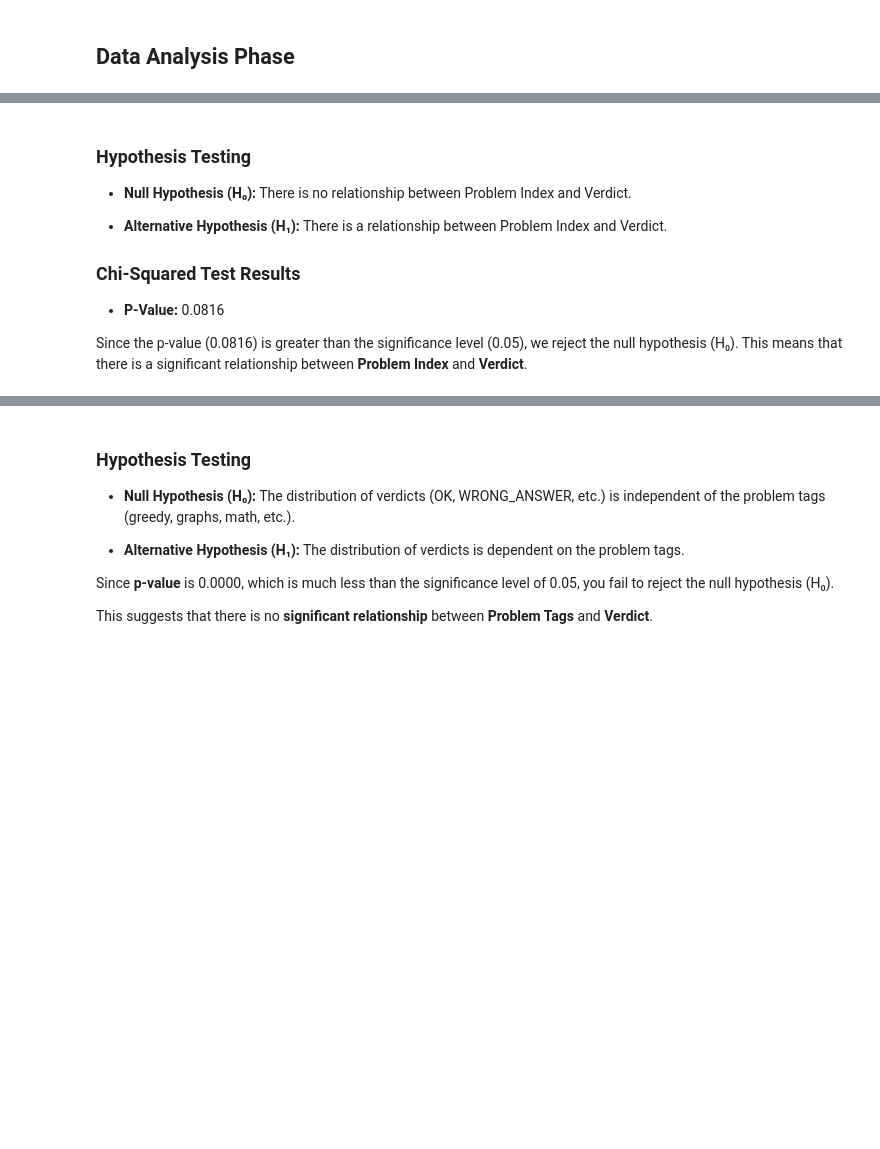
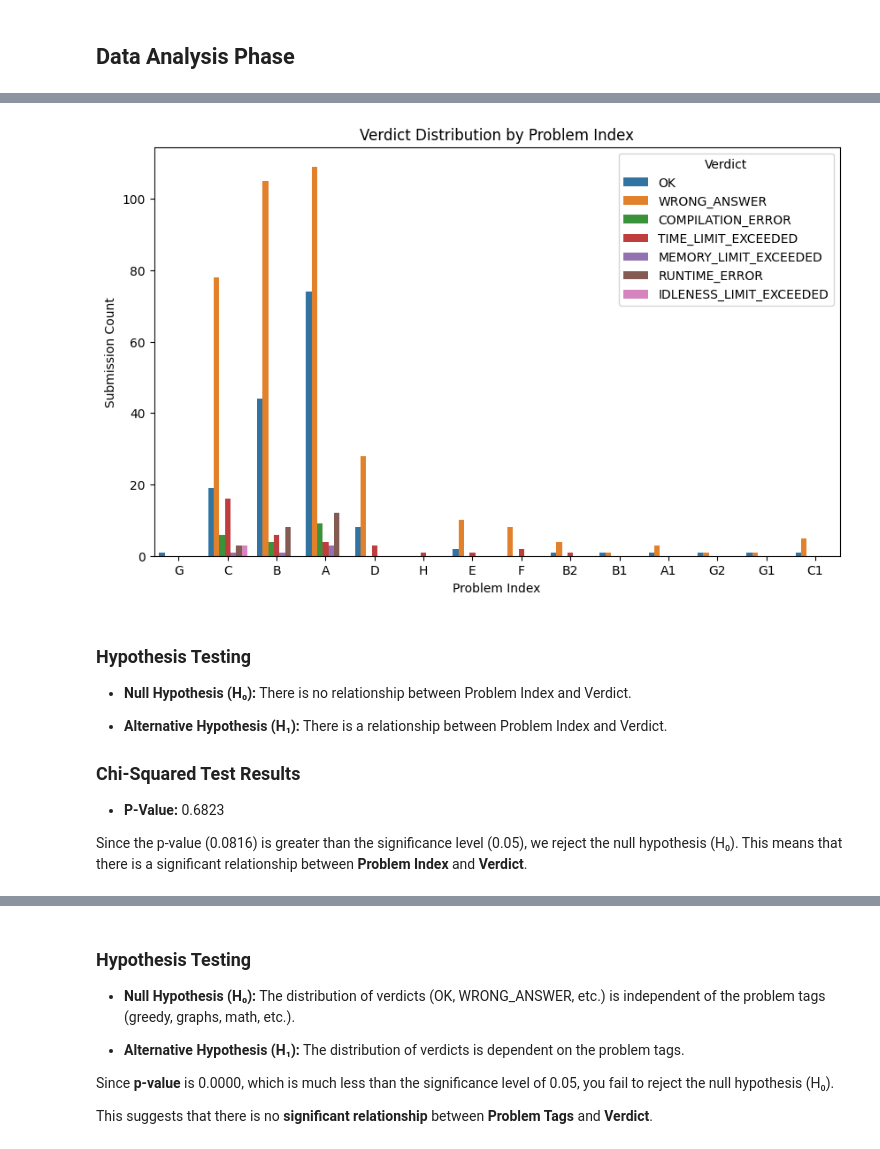
Before and after one commit to Khaled01090/Codeforces-Submission-Analysis, a Jupyter notebook: final_project.ipynb, the cells around one changed output, grey strips where cells are left out. Cells and saved outputs as stored; diff of their text form; code cells hidden in the pictures; blank space fills up the shorter version.

```diff
--- a/final_project.ipynb
+++ b/final_project.ipynb
@@ -322,3 +373,13 @@ F                          0                    2             2
+# %%
+plt.figure(figsize=(10, 6))
+sns.countplot(x='Problem Index', hue='Verdict', data=df_1)
+plt.title('Verdict Distribution by Problem Index')
+plt.xlabel('Problem Index')
+plt.ylabel('Submission Count')
+plt.legend(title='Verdict')
+plt.show()
+# %% [output]
+[figure, added]
 # %% [markdown]
 ### Hypothesis Testing
 
@@ -329,7 +390,7 @@ F                          0                    2             2
 
 ### Chi-Squared Test Results
 
-- **P-Value:** 0.0816
+- **P-Value:** 0.6823
 
 Since the p-value (0.0816) is greater than the significance level (0.05), we reject the null hypothesis (H₀). This means that there is a significant relationship between **Problem Index** and **Verdict**.
 # %%
```
Also changed, not shown: parts of 33 cells of this notebook, 1 other file.
